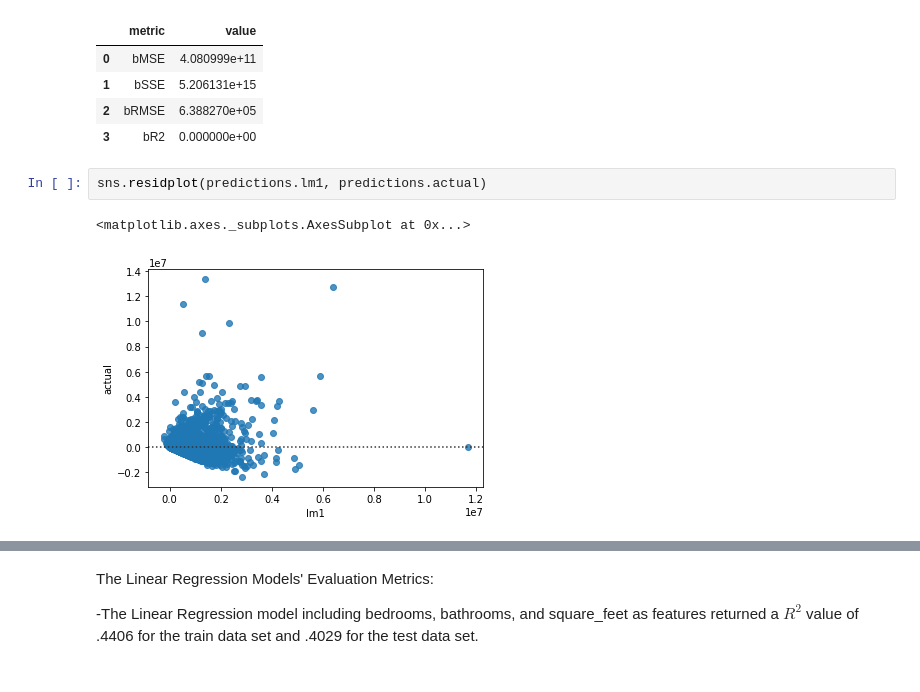
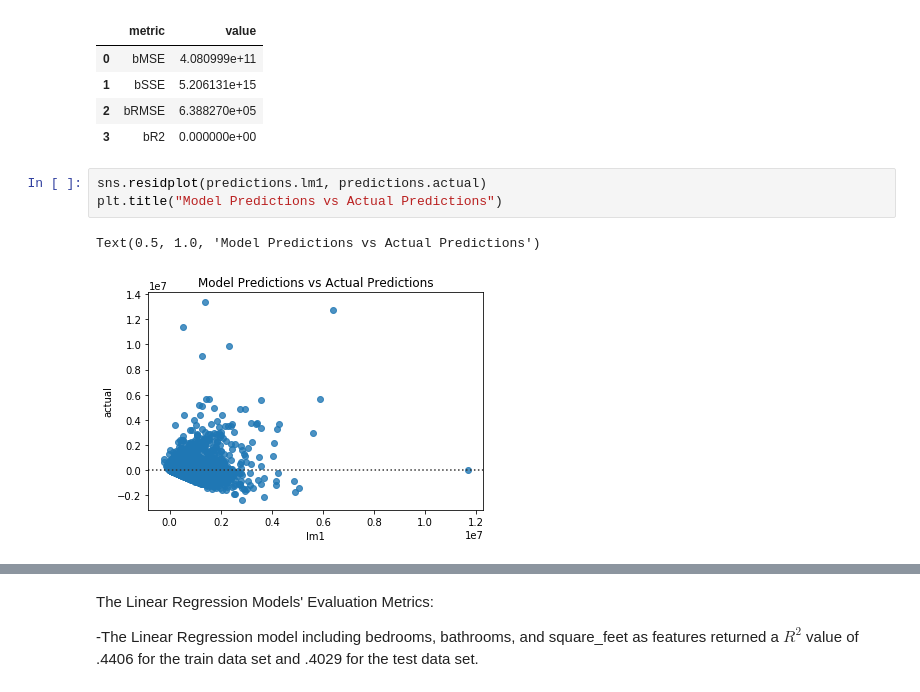
Before and after one commit to faithkane3/zillow_project, a Jupyter notebook: zillow_project_deliverable.ipynb, the cells around one changed output, grey strips where cells are left out. Cells and saved outputs as stored; diff of their text form.

Commit message:
Updated chart

```diff
--- a/zillow_project_deliverable.ipynb
+++ b/zillow_project_deliverable.ipynb
@@ -381,6 +383,7 @@ baseline_metrics_df
 | 3 | bR2 | 0.000000e+00 |
 # %%
 sns.residplot(predictions.lm1, predictions.actual)
+plt.title("Model Predictions vs Actual Predictions")
 # %% [output]
-<matplotlib.axes._subplots.AxesSubplot at 0x...>
+Text(0.5, 1.0, 'Model Predictions vs Actual Predictions')
-[figure, old version]
+[figure, new version]
```
Also changed, not shown: parts of 4 cells of this notebook.
